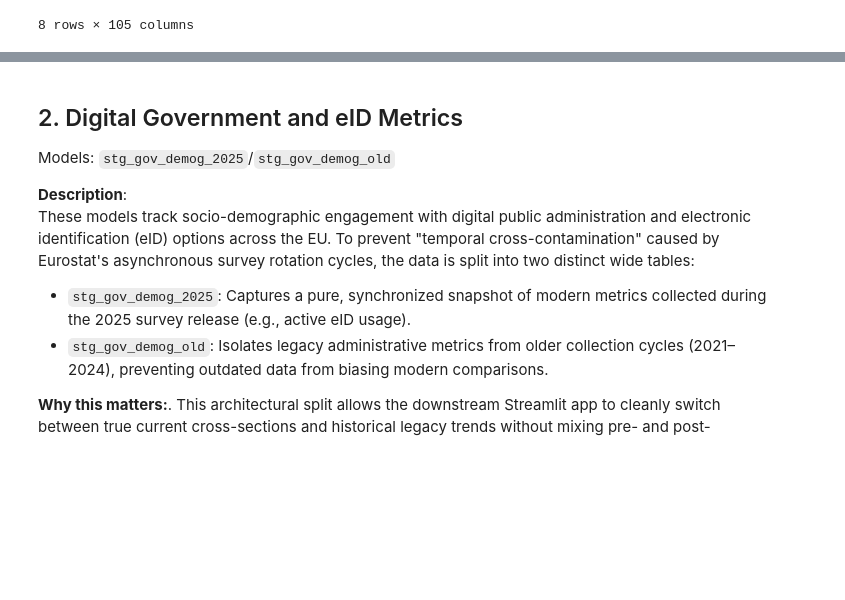
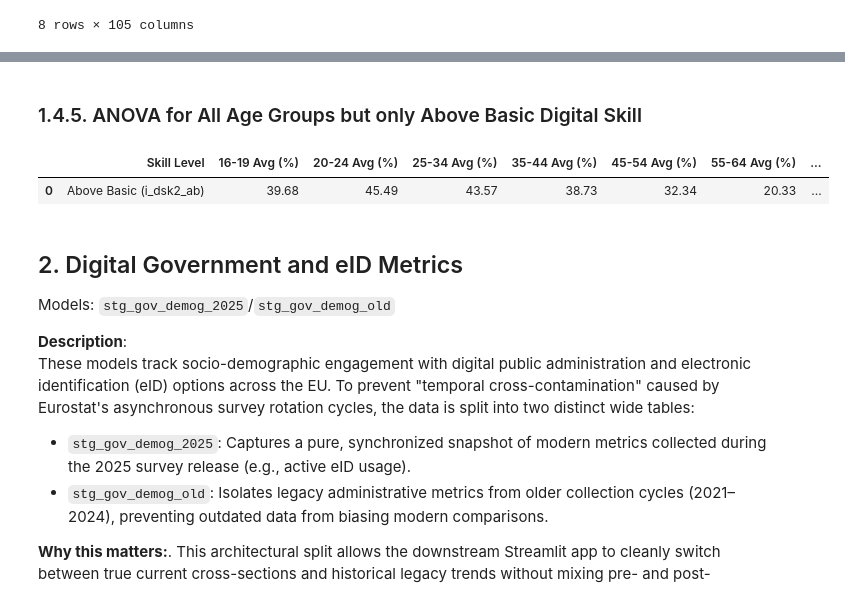
Before and after one commit to skibodaria/digital_literacy_eu, a Jupyter notebook: 03_eda/02_dem_inequal_three_models.ipynb, the cells around one changed output, grey strips where cells are left out. Cells and saved outputs as stored; diff of their text form; code cells hidden in the pictures; blank space fills up the shorter version.

```diff
--- a/03_eda/02_dem_inequal_three_models.ipynb
+++ b/03_eda/02_dem_inequal_three_models.ipynb
@@ -495,3 +696,60 @@ Paired T-Test P-Value: 0.00000000
+# %% [markdown]
+### 1.4.5. ANOVA for All Age Groups but only Above Basic Digital Skill
+# %%
+# only No-Digital-Skills columns:
+age_cols_ab = [
+    'i_dsk2_ab_y16_19',
+    'i_dsk2_ab_y20_24',
+    'i_dsk2_ab_y25_34',
+    'i_dsk2_ab_y35_44',
+    'i_dsk2_ab_y45_54',
+    'i_dsk2_ab_y55_64',
+    'i_dsk2_ab_y65_74'
+]
+
+# missing values:
+cleaned_df_age = df[age_cols_ab].dropna()
+
+# averages:
+mean_16_19 = cleaned_df_age['i_dsk2_ab_y16_19'].mean()
+mean_20_24 = cleaned_df_age['i_dsk2_ab_y20_24'].mean()
+mean_25_34 = cleaned_df_age['i_dsk2_ab_y25_34'].mean()
+mean_35_44 = cleaned_df_age['i_dsk2_ab_y35_44'].mean()
+mean_45_54 = cleaned_df_age['i_dsk2_ab_y45_54'].mean()
+mean_55_64 = cleaned_df_age['i_dsk2_ab_y55_64'].mean()
+mean_64_74 = cleaned_df_age['i_dsk2_ab_y65_74'].mean()
+
+# Friedman:
+stat, p_value = stats.friedmanchisquare(
+    cleaned_df_age['i_dsk2_ab_y16_19'],
+    cleaned_df_age['i_dsk2_ab_y20_24'],
+    cleaned_df_age['i_dsk2_ab_y25_34'],
+    cleaned_df_age['i_dsk2_ab_y35_44'],
+    cleaned_df_age['i_dsk2_ab_y45_54'],
+    cleaned_df_age['i_dsk2_ab_y55_64'],
+    cleaned_df_age['i_dsk2_ab_y65_74']
+)
+
+# results:
+single_age_result = {
+    'Skill Level': 'Above Basic (i_dsk2_ab)',
+    '16-19 Avg (%)': round(mean_16_19, 2),
+    '20-24 Avg (%)': round(mean_20_24, 2),
+    '25-34 Avg (%)': round(mean_25_34, 2),
+    '35-44 Avg (%)': round(mean_35_44, 2),
+    '45-54 Avg (%)': round(mean_45_54, 2),
+    '55-64 Avg (%)': round(mean_55_64, 2),
+    '65-74 Avg (%)': round(mean_64_74, 2),
+    'Max Gap (Old - Young)': round(mean_64_74 - mean_16_19, 2), # Positive means older have more "No Skills"
+    'P-Value': round(p_value, 8),
+    'Statistically Significant?': 'Yes ✨' if p_value < 0.05 else 'No'
+}
+
+df_single_age_test = pd.DataFrame([single_age_result])
+df_single_age_test
+# %% [output]
+|  | Skill Level | 16-19 Avg (%) | 20-24 Avg (%) | 25-34 Avg (%) | 35-44 Avg (%) | 45-54 Avg (%) | 55-64 Avg (%) | ... |
+| 0 | Above Basic (i_dsk2_ab) | 39.68 | 45.49 | 43.57 | 38.73 | 32.34 | 20.33 | ... |
 # %% [markdown]
 ## 2. Digital Government and eID Metrics
 Models: `stg_gov_demog_2025`/`stg_gov_demog_old`
```
Also changed, not shown: parts of 54 cells of this notebook.
